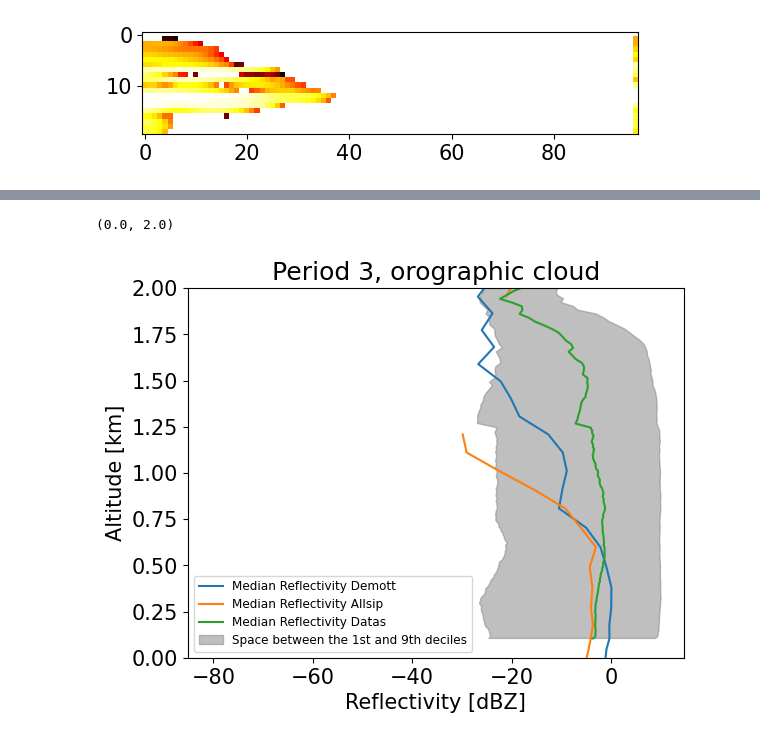
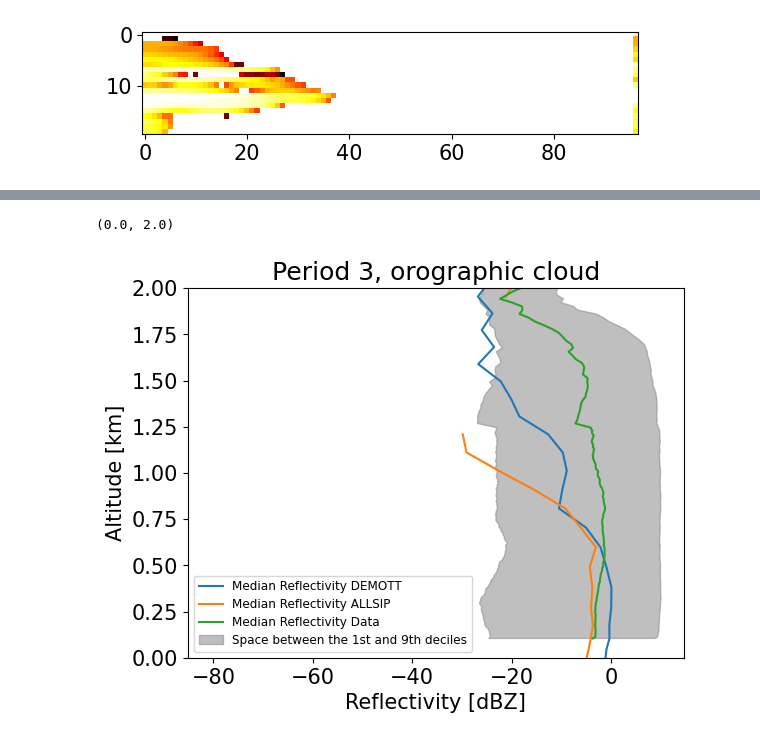
Before and after one commit to eliotperrin/Mixed-phase-cloud-with-CR-SIM, a Jupyter notebook: Comparaison.ipynb, the cells around one changed output, grey strips where cells are left out. Cells and saved outputs as stored; diff of their text form; code cells hidden in the pictures.

```diff
--- a/Comparaison.ipynb
+++ b/Comparaison.ipynb
@@ -520,14 +518,14 @@ plt.ylim(0, 4)
 # %%
-plt.plot(median_refl_demott3, (to_np(ZZ)/1000), label='Median Reflectivity Demott')
-plt.plot(median_refl_allsip3, (to_np(ZZ)/1000), label='Median Reflectivity Allsip')
-plt.plot(median_refl_datas3, Rgates, label='Median Reflectivity Datas')
+plt.plot(median_refl_demott3, (to_np(ZZ)/1000), label='Median Reflectivity DEMOTT')
+plt.plot(median_refl_allsip3, (to_np(ZZ)/1000), label='Median Reflectivity ALLSIP')
+plt.plot(median_refl_datas3, Rgates, label='Median Reflectivity Data')
 plt.fill_betweenx(Rgates, percentile3_10, percentile3_90, color = 'grey', alpha = 0.5, label = 'Space between the 1st and 9th deciles')
 plt.title('Period 3, orographic cloud')
 plt.ylabel('Altitude [km]')
 plt.xlabel('Reflectivity [dBZ]')
 
 plt.legend(fontsize='xx-small')
 plt.ylim(0, 2)
 # %% [output]
 (0.0, 2.0)
-[figure, old version]
+[figure, new version]
```
Also changed, not shown: parts of 3 cells of this notebook, 3 other files.
